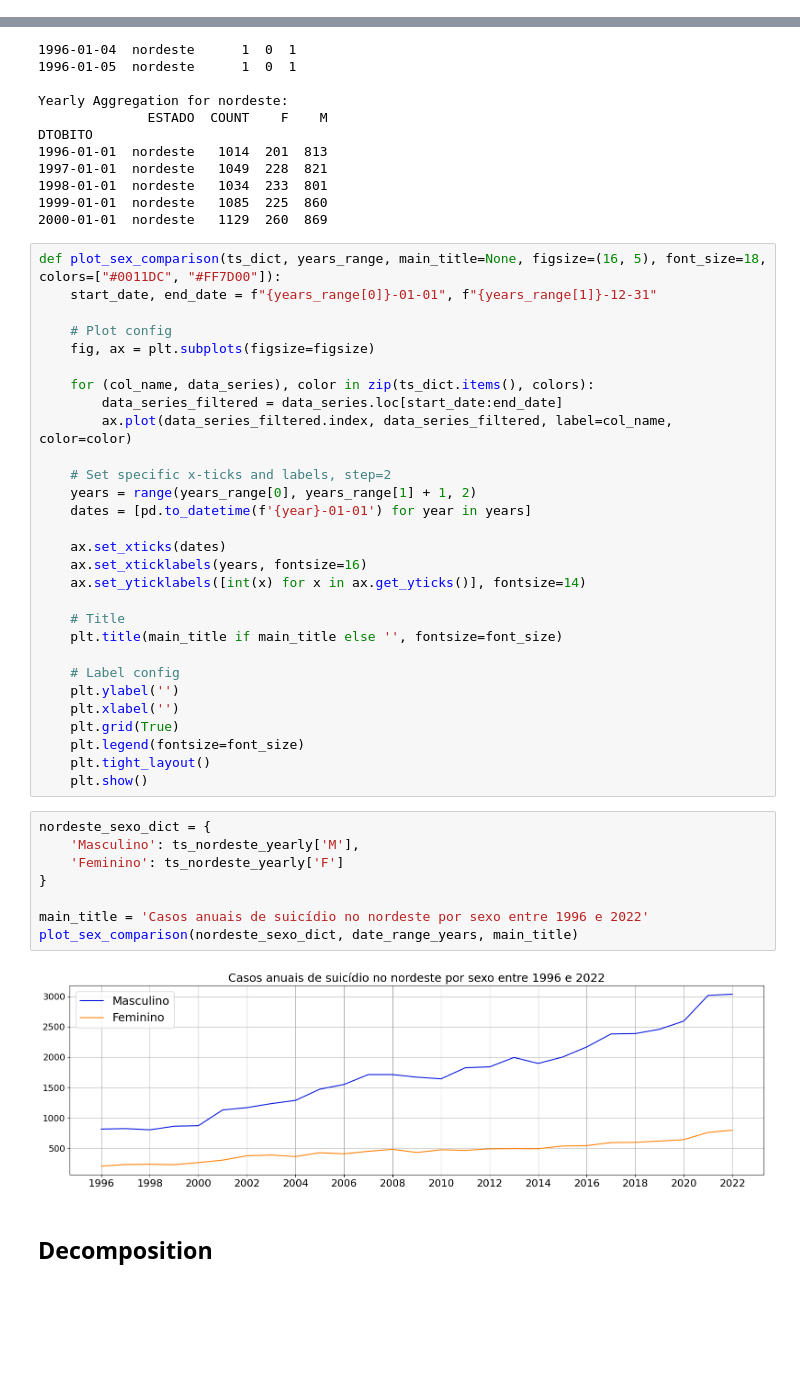
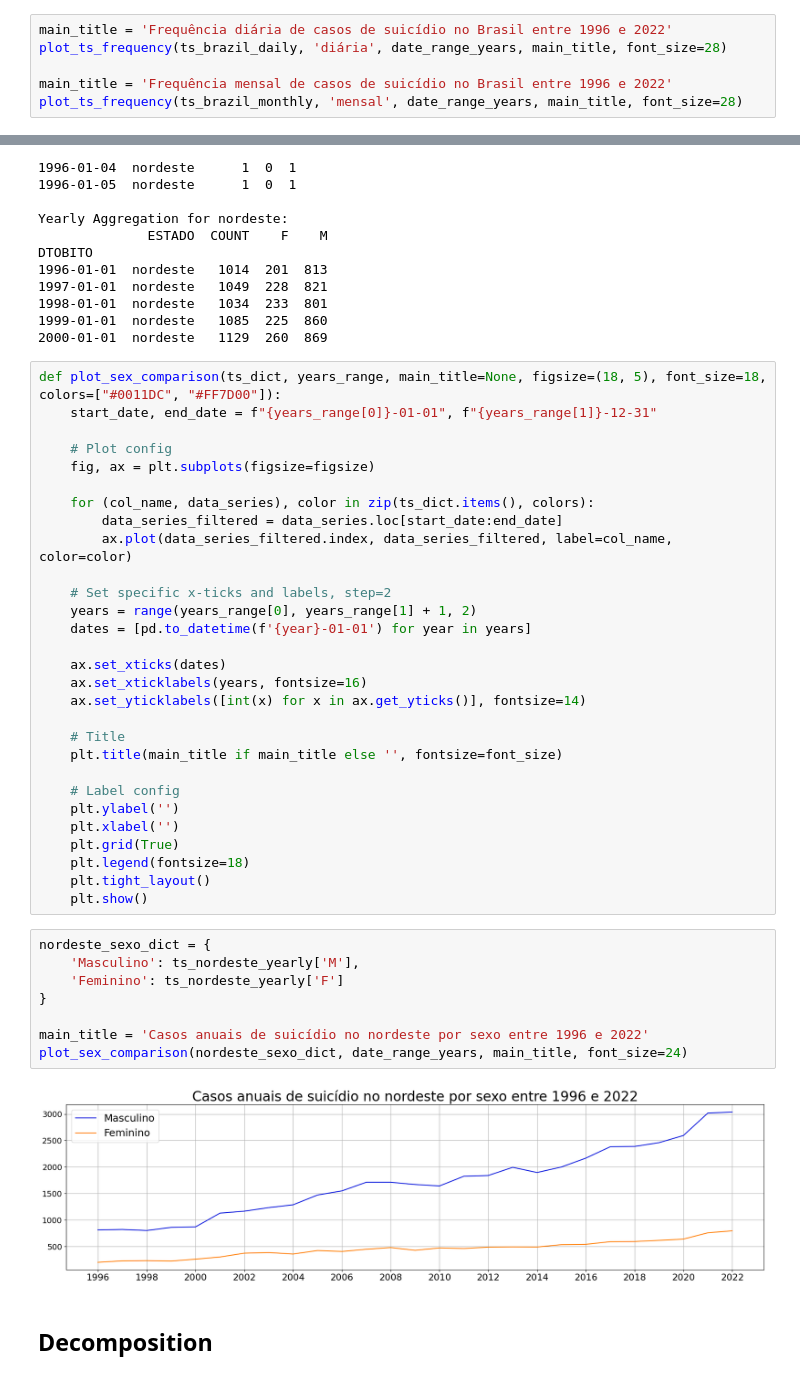
Before and after one commit to vklannusp/BrSuicides-dataset, a Jupyter notebook: data_exploration/ds_applications.ipynb, the cells around one changed output, grey strips where cells are left out. Drawn from its saved outputs; the diff is of its cells as text; blank space fills up the shorter version.

```diff
--- a/data_exploration/ds_applications.ipynb
+++ b/data_exploration/ds_applications.ipynb
@@ -204,0 +197,6 @@ plot_brazil_frequency(ts_brazil_monthly, 'mensal', date_range_years)
+# %%
+main_title = 'Frequência diária de casos de suicídio no Brasil entre 1996 e 2022'
+plot_ts_frequency(ts_brazil_daily, 'diária', date_range_years, main_title, font_size=28)
+
+main_title = 'Frequência mensal de casos de suicídio no Brasil entre 1996 e 2022'
+plot_ts_frequency(ts_brazil_monthly, 'mensal', date_range_years, main_title, font_size=28)
@@ -268,7 +269,7 @@ DTOBITO
 1999-01-01  nordeste   1085  225  860
 2000-01-01  nordeste   1129  260  869
 # %%
-def plot_sex_comparison(ts_dict, years_range, main_title=None, figsize=(16, 5), font_size=18, colors=["#0011DC", "#FF7D00"]):
+def plot_sex_comparison(ts_dict, years_range, main_title=None, figsize=(18, 5), font_size=18, colors=["#0011DC", "#FF7D00"]):
     start_date, end_date = f"{years_range[0]}-01-01", f"{years_range[1]}-12-31"
 
     # Plot config
@@ -293,19 +294,19 @@ def plot_sex_comparison(ts_dict, years_range, main_title=None, figsize=(16, 5),
     plt.ylabel('')
     plt.xlabel('')
     plt.grid(True)
-    plt.legend(fontsize=font_size)
+    plt.legend(fontsize=18)
     plt.tight_layout()
     plt.show()
 # %%
 nordeste_sexo_dict = {
     'Masculino': ts_nordeste_yearly['M'],
     'Feminino': ts_nordeste_yearly['F']
 }
 
 main_title = 'Casos anuais de suicídio no nordeste por sexo entre 1996 e 2022'
-plot_sex_comparison(nordeste_sexo_dict, date_range_years, main_title)
+plot_sex_comparison(nordeste_sexo_dict, date_range_years, main_title, font_size=24)
 # %% [output]
-[figure, old version]
+[figure, new version]
 # %% [markdown]
 ## Decomposition
 # %%
```
Also changed, not shown: parts of 12 cells of this notebook, 10 other files.
